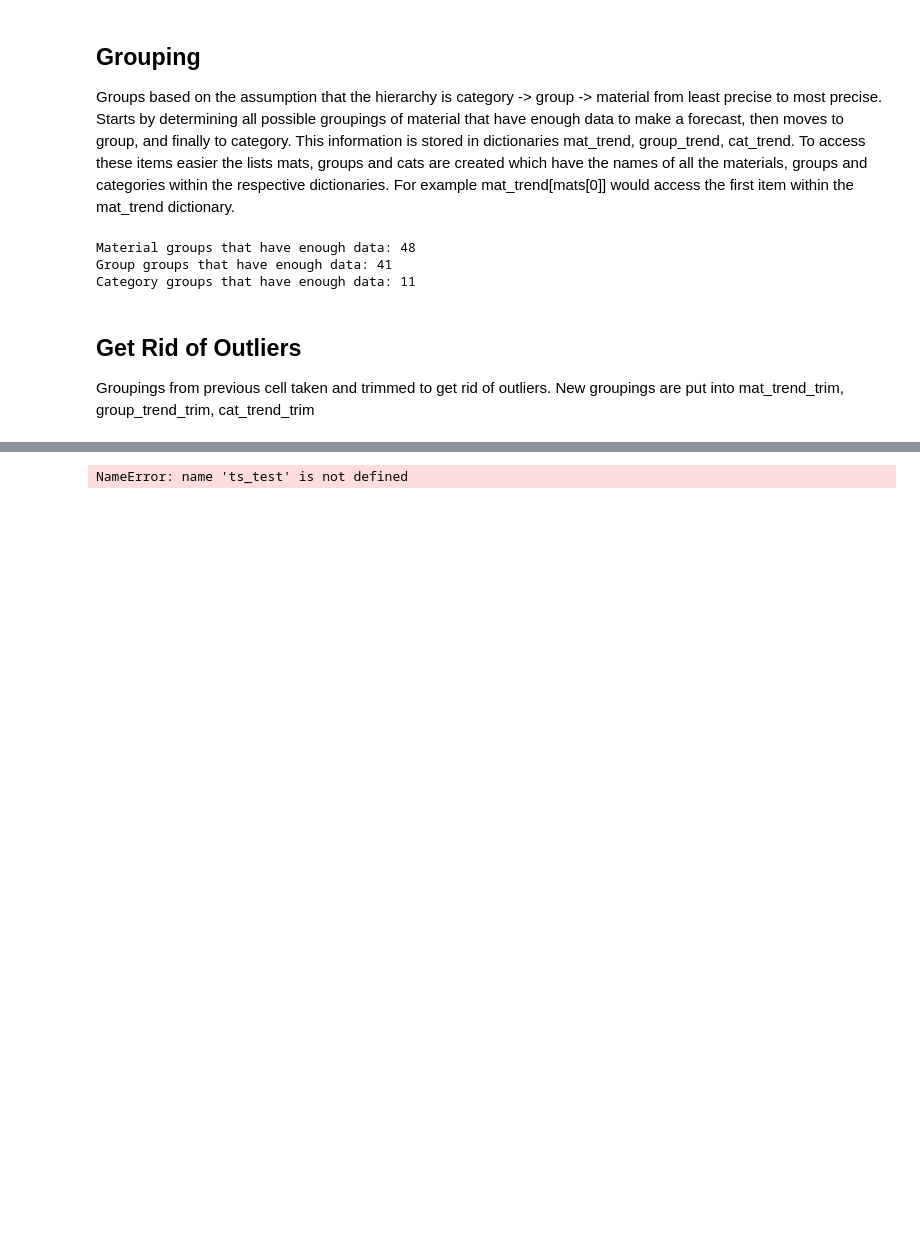
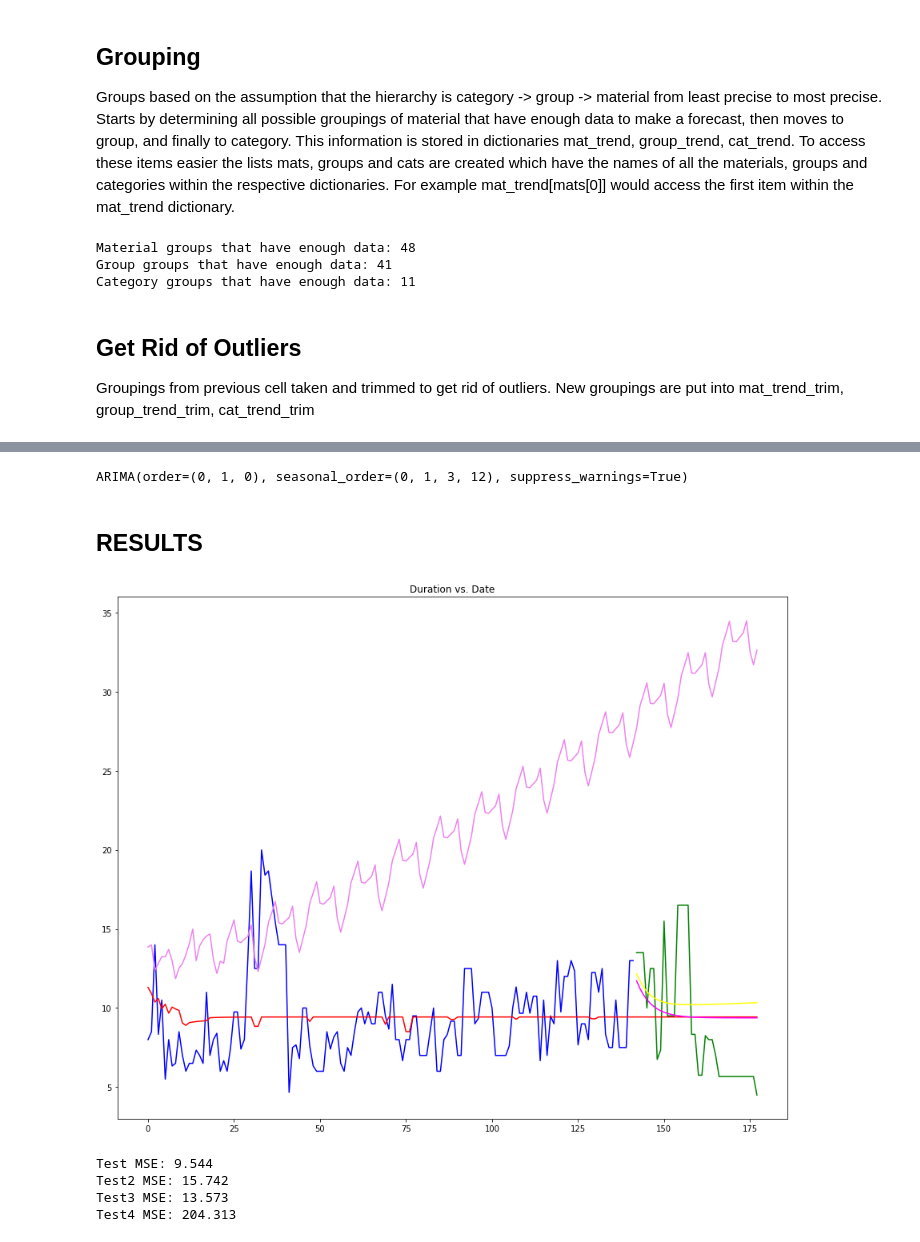
Before and after one commit to jakeharris1/Time-Series-Forecasting, a Jupyter notebook: ARIMA_Grouping.ipynb, the cells around one changed output, grey strips where cells are left out. Saved outputs shown, nothing was run; the diff lists cells and outputs as text; code cells hidden in the pictures; blank space fills up the shorter version.

```diff
--- a/ARIMA_Grouping.ipynb
+++ b/ARIMA_Grouping.ipynb
@@ -365,19 +340,45 @@ ARIMA(order=(2, 1, 2), suppress_warnings=True)
+# %%
+# fit model
+man_arima = pm.arima.ARIMA((0, 1, 0), (0,1,3,12), suppress_warnings = True)
+man_arima.fit(ts_train)
+# %% [output]
+ARIMA(order=(0, 1, 0), seasonal_order=(0, 1, 3, 12), suppress_warnings=True)
+# %% [markdown]
+## RESULTS
 # %%
 num_test = ts_test.shape[0]
-# forecasts
-forecasts = arima.predict(n_periods = length, exogenous = exog_arr)  # predict
+
+# forecasts - uncomment depending on what you're using
+forecasts = arima.predict(n_periods = length, exogenous = exog_arr)
 forecasts2 = arima2.predict(n_periods = num_test, exogenous = exog_test)
 forecasts3 = arima3.predict(n_periods = num_test)
+forecasts4 = man_arima.predict(n_periods = length, exogenous = exog_arr)
+
 # Visualize the forecasts (blue=train, green=test)
 x = np.arange(length)
-plt.plot(x[:pivot], ts, c='blue')
+plt.plot(x[:pivot], ts_train, c='blue')
 plt.plot(x[pivot:], ts_test, c = 'green')
 plt.plot(x[:], forecasts, c='red')
 plt.plot(x[pivot:], forecasts2, c='yellow')
 plt.plot(x[pivot:], forecasts3, c='magenta')
+plt.plot(x[:], forecasts4, c='violet')
 plt.gcf().set_size_inches(15, 12)
 plt.title('Duration vs. Date')
 plt.show()
 # %% [output]
-NameError: name 'ts_test' is not defined
+[figure, added]
+# %%
+error = mean_squared_error(ts, forecasts)
+error2 = mean_squared_error(ts_test, forecasts2)
+error3 = mean_squared_error(ts_test, forecasts3)
+error4 = mean_squared_error(ts, forecasts4)
+print('Test MSE: %.3f' % error)
+print('Test2 MSE: %.3f' % error2)
+print('Test3 MSE: %.3f' % error3)
+print('Test4 MSE: %.3f' % error4)
+# %% [output]
+Test MSE: 9.544
+Test2 MSE: 15.742
+Test3 MSE: 13.573
+Test4 MSE: 204.313
 # %%
```
Also changed, not shown: parts of 26 cells of this notebook.
